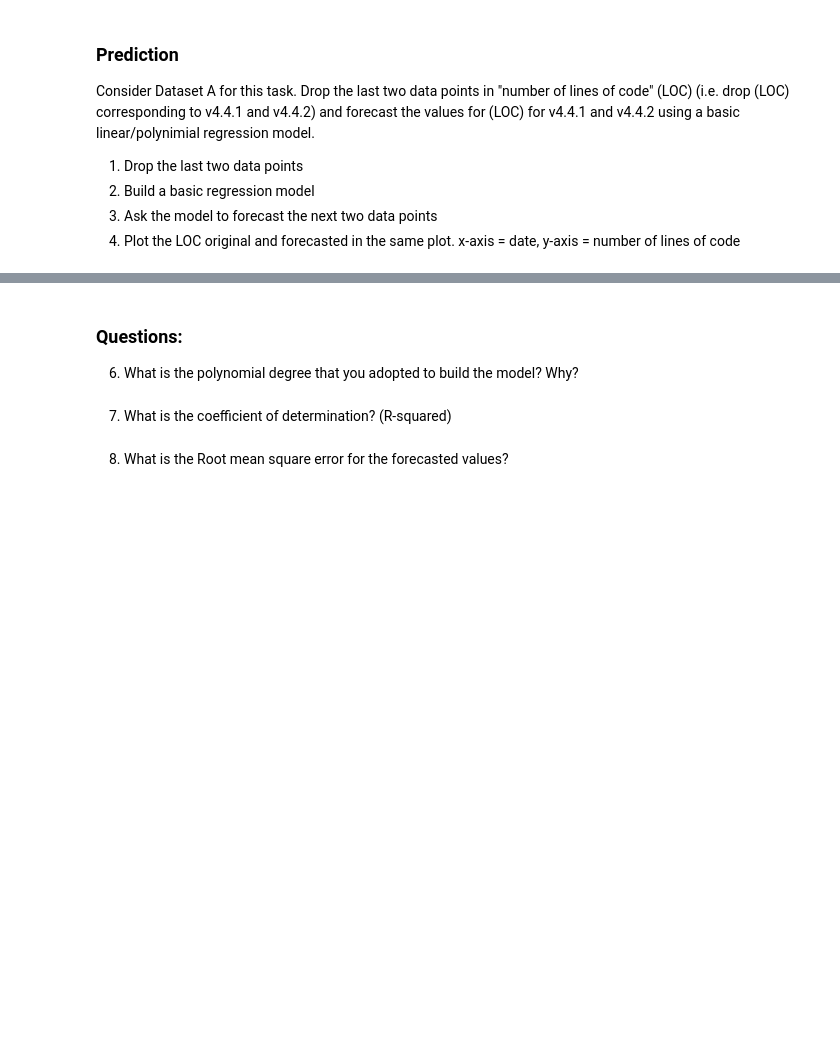
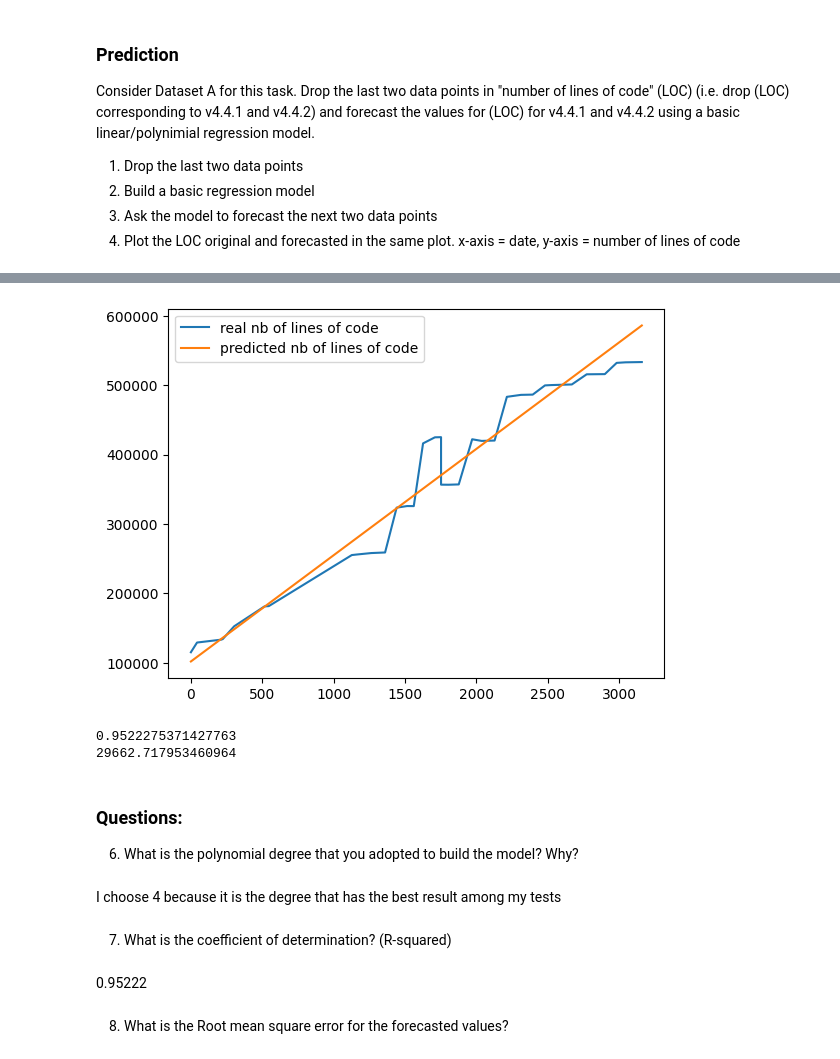
Before and after one commit to VirgilSurin/Software_evolution_TP2_2023, a Jupyter notebook: TP2_section2.ipynb, the cells around one changed output, grey strips where cells are left out. Saved outputs shown, nothing was run; the diff lists cells and outputs as text; code cells hidden in the pictures; blank space fills up the shorter version.

```diff
--- a/TP2_section2.ipynb
+++ b/TP2_section2.ipynb
@@ -216,6 +339,20 @@ Consider Dataset A for this task. Drop the last two data points in "number of li
 2. Build a basic regression model
 3. Ask the model to forecast the next two data points
 4. Plot the LOC original and forecasted in the same plot. x-axis = date, y-axis = number of lines of code
+# %%
+# Your code here
+import matplotlib.dates as dates
+
+polynomial_degree = 4
+
+test = maj_min_p.loc[(maj_min_p['major.minor.patch'] == '4.4.2') | (maj_min_p['major.minor.patch'] == '4.4.1')]
+train = maj_min_p.drop(test.index)
+
+train_X = dates.date2num(train['relative_day'].copy()).reshape(-1, 1)
+train_X = PolynomialFeatures(degree=polynomial_degree, include_bias=False).fit_transform(train_X)
+train_y = train['nb_code']
 # %%
 # Your code here
+model = LinearRegression()
+model.fit(train_X, train_y)
 # %% [output]
@@ -249,0 +360,11 @@ Unable to read ../eucalyptus/clc/modules/msgs/src/main/java/com/eucalyptus/auth/
+# %%
+# Your code here
+all_X = dates.date2num(maj_min_p['relative_day'].copy()).reshape(-1, 1)
+all_X = PolynomialFeatures(degree=polynomial_degree, include_bias=False).fit_transform(all_X)
+all_y = maj_min_p['nb_code']
+
+predict_y = model.predict(all_X)
+
+res = maj_min_p[['relative_day', 'major.minor.patch', 'nb_code']].copy()
+res['predicted nb_code'] = predict_y
+res.head()
@@ -250,7 +378,29 @@ Unable to read ../eucalyptus/clc/modules/msgs/src/main/java/com/eucalyptus/auth/
+# %%
+# Your plotting code here
+plt.figure()
+plt.plot(res['relative_day'], res['nb_code'], label='real nb of lines of code')
+plt.plot(res['relative_day'], res['predicted nb_code'], label='predicted nb of lines of code')
+plt.legend()
+plt.show()
+# %% [output]
+[figure, added]
+# %%
+from sklearn.metrics import r2_score, mean_squared_error
+
+
+print(r2_score(res["nb_code"], res["predicted nb_code"]))
+print(mean_squared_error(res["nb_code"], res["predicted nb_code"])**(1/2))
+# %% [output]
+0.9522275371427763
+29662.717953460964
 # %% [markdown]
 ### Questions:
 6. What is the polynomial degree that you adopted to build the model? Why?
+# %% [markdown]
+I choose 4 because it is the degree that has the best result among my tests
 # %% [markdown]
 7. What is the coefficient of determination? (R-squared)
+# %% [markdown]
+0.95222
 # %% [markdown]
 8. What is the Root mean square error for the forecasted values?
```
Also changed, not shown: parts of 32 cells of this notebook, 35 other files.
